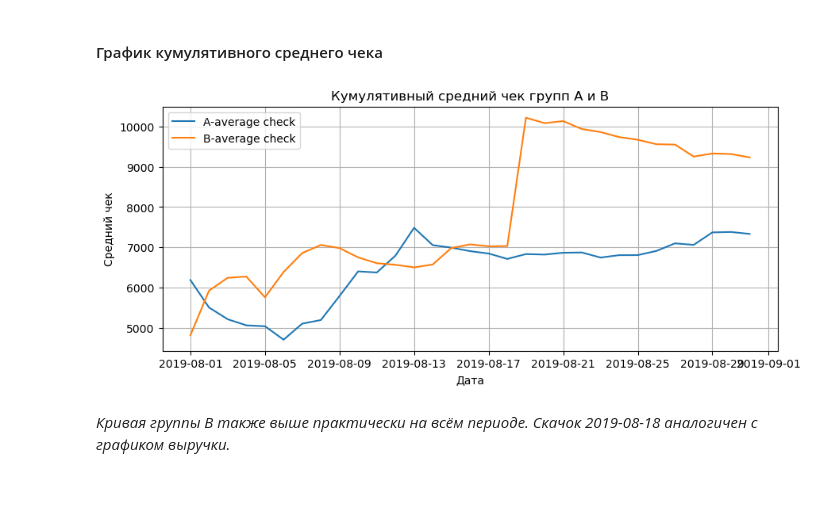
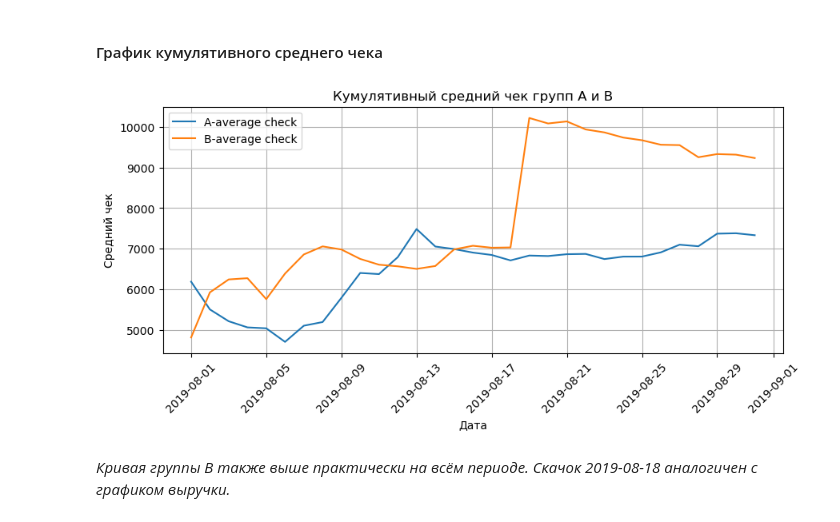
Before and after one commit to Wrynn31/-, a Jupyter notebook: hypothesis testing and ab testing/Приоритезация гипотез и ab тест.ipynb, the cells around one changed output. Drawn from its saved outputs; the diff is of its cells as text; code cells hidden in the pictures; blank space fills up the shorter version.

```diff
--- a/hypothesis testing and ab testing/Приоритезация гипотез и ab тест.ipynb
+++ b/hypothesis testing and ab testing/Приоритезация гипотез и ab тест.ipynb
@@ -295,15 +296,16 @@ plt.show()
 # %%
 plt.figure(figsize=(10,4))
 plt.plot(cummulativeDataA['date'], cummulativeDataA['revenue']/cummulativeDataA['orders'], label = 'A-average check')
 plt.plot(cummulativeDataB['date'], cummulativeDataB['revenue']/cummulativeDataB['orders'], label = 'B-average check')
 plt.title('Кумулятивный средний чек групп A и B')
 plt.ylabel('Средний чек')
 plt.xlabel('Дата')
+plt.xticks(rotation=45)
 plt.legend()
 plt.grid()
 plt.show()
 # %% [output]
-[figure, old version]
+[figure, new version]
 # %% [markdown]
 <em> Кривая группы B также выше практически на всём периоде. Скачок 2019-08-18 аналогичен с графиком выручки.
 # %% [markdown]
```
Also changed, not shown: parts of 4 cells of this notebook.
